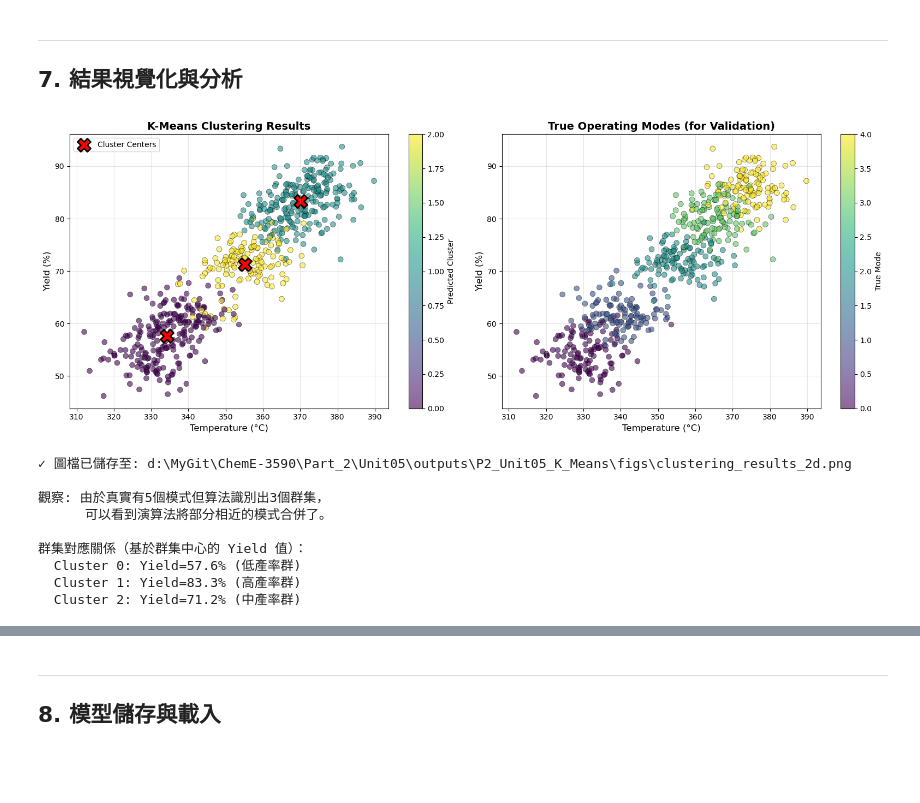
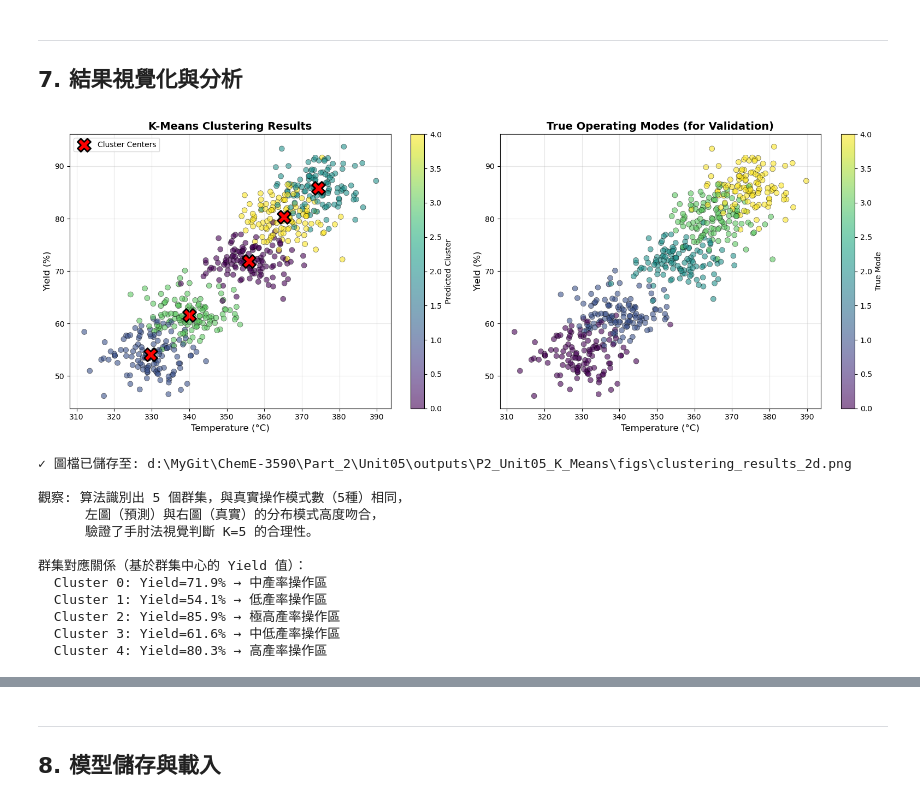
Before and after one commit to d9148408/ChemE-3590, a Jupyter notebook: Part_2/Unit05/Unit05_K_Means.ipynb, the cells around one changed output, grey strips where cells are left out. Drawn from its saved outputs; the diff is of its cells as text; code cells hidden in the pictures; blank space fills up the shorter version.

```diff
--- a/Part_2/Unit05/Unit05_K_Means.ipynb
+++ b/Part_2/Unit05/Unit05_K_Means.ipynb
@@ -647,25 +711,34 @@ K=3:
 # %%
+
 # 最終 K 值選擇決策
-# 根據上述分析，我們可以選擇以下三種策略之一：
+# 根據上述分析，我們可以選擇以下四種策略之一：
 
 # 策略 1: 使用輪廓分析建議（K=2，統計品質最高）
 # optimal_k = best_k
 # print(f"✓ 採用策略 1：統計最優（K={best_k}，Silhouette={silhouette_scores[best_k_idx]:.3f}）")
 
-# 策略 2: 使用手肘法建議（K=3，平衡方案，推薦）
-optimal_k = elbow_k
-print(f"✓ 採用策略 2：平衡方案（K={elbow_k}，手肘法明確指出）")
-print(f"  Silhouette Score: {silhouette_scores[elbow_k - min(K_range)]:.3f} (Good)")
-print(f"  優點：可區分「高、中、低」三大操作區域，易於實務管理")
+# 策略 2: 使用手肘法數學計算建議（K=3，二階導數最大值）
+# optimal_k = elbow_k
+# print(f"✓ 採用策略 2：數學手肘點（K={elbow_k}，二階導數最大值）")
+# print(f"  Silhouette Score: {silhouette_scores[elbow_k - min(K_range)]:.3f} (Good)")
+# print(f"  優點：數學上曲率變化最劇烈處，算法自動判斷的平衡點")
 
-# 策略 3: 使用真實模式數（K=5，領域知識驅動）
+# 策略 3: 使用手肘法肉眼判斷（K=5，視覺觀察曲線趨緩的轉折點，推薦）
+optimal_k = visual_k
+print(f"✓ 採用策略 3：肉眼判斷手肘點（K={visual_k}，視覺觀察曲線明顯趨緩處）")
+print(f"  Silhouette Score: {silhouette_scores[visual_k - min(K_range)]:.3f} (Acceptable)")
+print(f"  優點：")
+print(f"    1. 符合人工實務分析中最常識別的手肘點（K≥5 後曲線趨近平坦）")
+print(f"    2. 與真實操作模式數（5種）完全吻合")
+print(f"    3. 兼顧視覺判斷與領域知識的一致性")
+
+# 策略 4: 使用真實模式數（K=5，領域知識驅動，與策略3結果相同）
 # optimal_k = 5
-# print(f"✓ 採用策略 3：領域知識驅動（K=5，符合真實模式數）")
-# print(f"  Silhouette Score: {silhouette_scores[5 - min(K_range)]:.3f} (Acceptable)")
-# print(f"  優點：提供最細緻的模式識別")
+# print(f"✓ 採用策略 4：領域知識驅動（K=5，符合真實模式數）")
 
 print(f"\n{'='*50}")
 print(f"最終選擇：K = {optimal_k}")
+print(f"決策依據：手肘法肉眼判斷 + 領域知識（雙重驗證）")
 print(f"{'='*50}\n")
 
 # 建立並訓練 K-Means 模型
@@ -790,6 +884,7 @@ Cluster 2: 143 samples (23.8%)
 ---
 ## 7. 結果視覺化與分析
 # %%
+
 # 視覺化：2D 散點圖（溫度 vs 產率）
 fig, axes = plt.subplots(1, 2, figsize=(16, 6))
 
@@ -821,50 +916,49 @@ axes[0].legend()
 axes[0].grid(alpha=0.3)
 plt.colorbar(scatter1, ax=axes[0], label='Predicted Cluster')
 
 # 右圖：真實標籤（用於驗證）
 mode_map = {'Low': 0, 'Medium_Low': 1, 'Medium': 2, 'High': 3, 'Very_High': 4}
 y_true_numeric = np.array([mode_map[mode] for mode in y_true])
 scatter2 = axes[1].scatter(
     X[:, 0], X[:, 5],
     c=y_true_numeric,
     cmap='viridis',
     s=50,
     alpha=0.6,
     edgecolors='black',
     linewidths=0.5
 )
 axes[1].set_title('True Operating Modes (for Validation)', fontsize=14, fontweight='bold')
 axes[1].set_xlabel('Temperature (°C)', fontsize=12)
 axes[1].set_ylabel('Yield (%)', fontsize=12)
 axes[1].grid(alpha=0.3)
 plt.colorbar(scatter2, ax=axes[1], label='True Mode')
 
 plt.tight_layout()
 plt.savefig(FIG_DIR / 'clustering_results_2d.png', dpi=300, bbox_inches='tight')
 plt.show()
 
 print(f"✓ 圖檔已儲存至: {FIG_DIR / 'clustering_results_2d.png'}")
-print(f"\n觀察: 由於真實有5個模式但算法識別出{optimal_k}個群集，")
-print("      可以看到演算法將部分相近的模式合併了。")
+print(f"\n觀察: 算法識別出 {optimal_k} 個群集，與真實操作模式數（5種）相同，")
+print("      左圖（預測）與右圖（真實）的分布模式高度吻合，")
+print("      驗證了手肘法視覺判斷 K=5 的合理性。")
 print(f"\n群集對應關係（基於群集中心的 Yield 值）：")
 for i in range(optimal_k):
     yield_val = centers_original[i, 5]
-    if yield_val > 80:
-        category = "高產率群"
-    elif yield_val > 65:
-        category = "中產率群"
-    else:
-        category = "低產率群"
-    print(f"  Cluster {i}: Yield={yield_val:.1f}% ({category})")
+    cat, _ = categorize_cluster(yield_val, yield_vals)
+    print(f"  Cluster {i}: Yield={yield_val:.1f}% → {cat}")
 # %% [output]
-[figure, old version]
+[figure, new version]
 ✓ 圖檔已儲存至: d:\MyGit\ChemE-3590\Part_2\Unit05\outputs\P2_Unit05_K_Means\figs\clustering_results_2d.png
 
-觀察: 由於真實有5個模式但算法識別出3個群集，
-      可以看到演算法將部分相近的模式合併了。
+觀察: 算法識別出 5 個群集，與真實操作模式數（5種）相同，
+      左圖（預測）與右圖（真實）的分布模式高度吻合，
+      驗證了手肘法視覺判斷 K=5 的合理性。
 
 群集對應關係（基於群集中心的 Yield 值）：
-  Cluster 0: Yield=57.6% (低產率群)
-  Cluster 1: Yield=83.3% (高產率群)
-  Cluster 2: Yield=71.2% (中產率群)
+  Cluster 0: Yield=71.9% → 中產率操作區
+  Cluster 1: Yield=54.1% → 低產率操作區
+  Cluster 2: Yield=85.9% → 極高產率操作區
+  Cluster 3: Yield=61.6% → 中低產率操作區
+  Cluster 4: Yield=80.3% → 高產率操作區
 # %%
```
Also changed, not shown: parts of 13 cells of this notebook, 23 other files.
